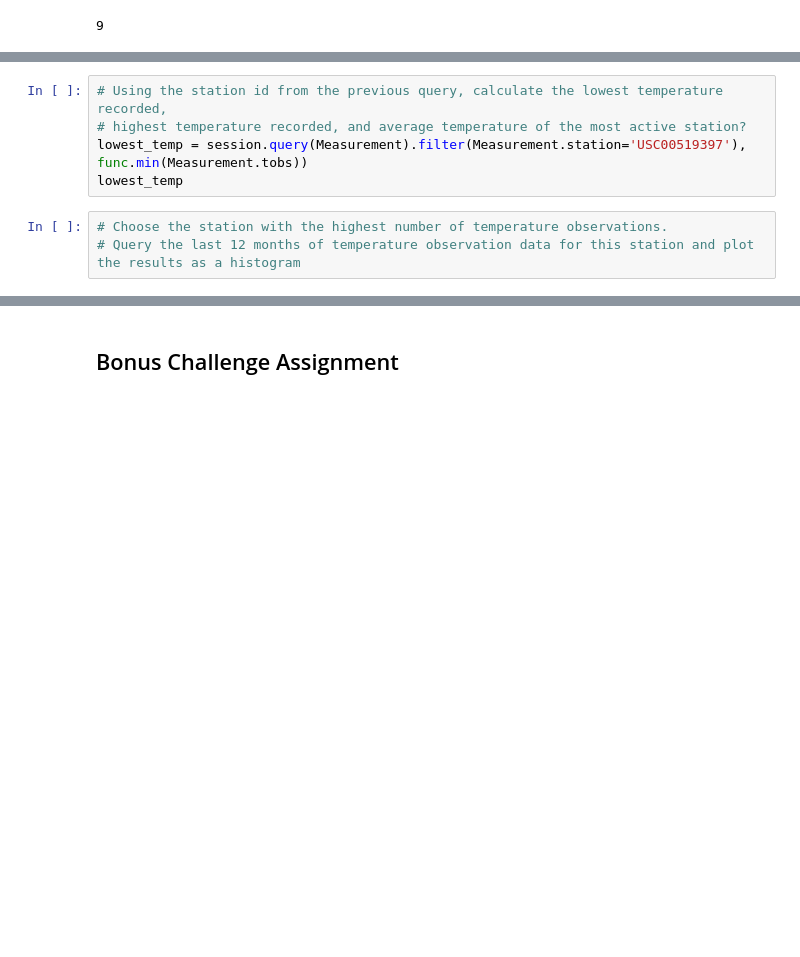
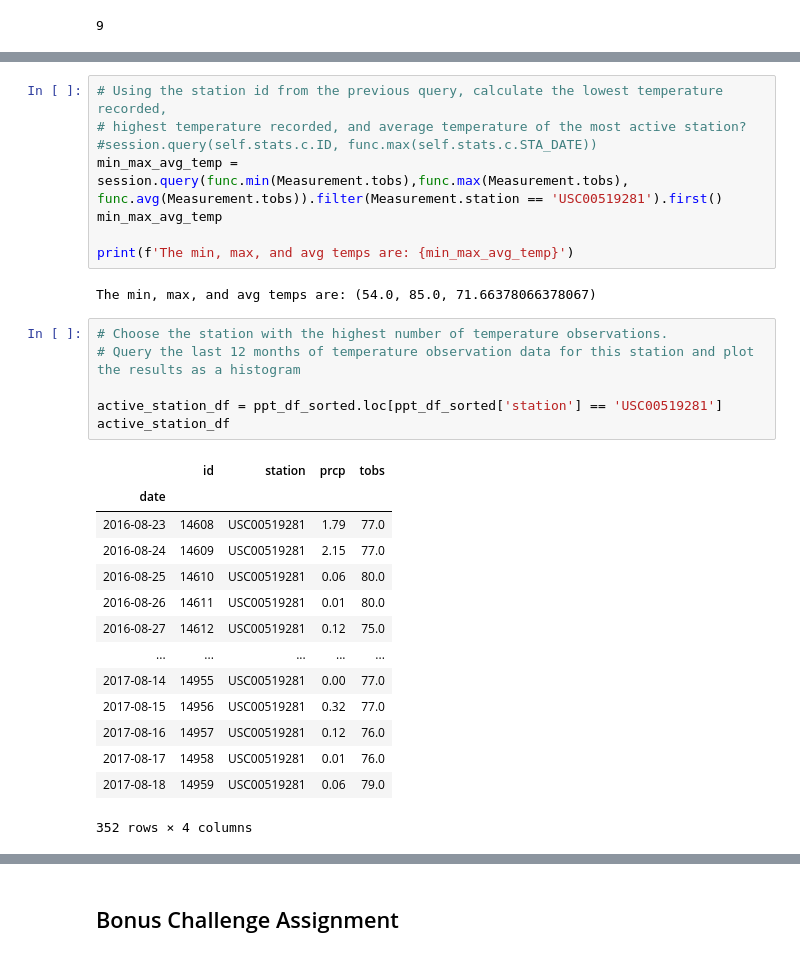
Before and after one commit to AngiePeck/SQLalchemy_Challenge, a Jupyter notebook: climate_starter.ipynb, the cells around one changed output, grey strips where cells are left out. Saved outputs shown, nothing was run; the diff lists cells and outputs as text; blank space fills up the shorter version.

```diff
--- a/climate_starter.ipynb
+++ b/climate_starter.ipynb
@@ -113,8 +117,31 @@ total_stations
 # %%
 # Using the station id from the previous query, calculate the lowest temperature recorded,
 # highest temperature recorded, and average temperature of the most active station?
-lowest_temp = session.query(Measurement).filter(Measurement.station='USC00519397'), func.min(Measurement.tobs))
-lowest_temp
+#session.query(self.stats.c.ID, func.max(self.stats.c.STA_DATE))
+min_max_avg_temp = session.query(func.min(Measurement.tobs),func.max(Measurement.tobs), func.avg(Measurement.tobs)).filter(Measurement.station == 'USC00519281').first()
+min_max_avg_temp
+
+print(f'The min, max, and avg temps are: {min_max_avg_temp}')
+# %% [output]
+The min, max, and avg temps are: (54.0, 85.0, 71.66378066378067)
 # %%
 # Choose the station with the highest number of temperature observations.
 # Query the last 12 months of temperature observation data for this station and plot the results as a histogram
+
+active_station_df = ppt_df_sorted.loc[ppt_df_sorted['station'] == 'USC00519281']
+active_station_df
+# %% [output]
+|  | id | station | prcp | tobs |
+| date |  |  |  |  |
+| 2016-08-23 | 14608 | USC00519281 | 1.79 | 77.0 |
+| 2016-08-24 | 14609 | USC00519281 | 2.15 | 77.0 |
+| 2016-08-25 | 14610 | USC00519281 | 0.06 | 80.0 |
+| 2016-08-26 | 14611 | USC00519281 | 0.01 | 80.0 |
+| 2016-08-27 | 14612 | USC00519281 | 0.12 | 75.0 |
+| ... | ... | ... | ... | ... |
+| 2017-08-14 | 14955 | USC00519281 | 0.00 | 77.0 |
+| 2017-08-15 | 14956 | USC00519281 | 0.32 | 77.0 |
+| 2017-08-16 | 14957 | USC00519281 | 0.12 | 76.0 |
+| 2017-08-17 | 14958 | USC00519281 | 0.01 | 76.0 |
+| 2017-08-18 | 14959 | USC00519281 | 0.06 | 79.0 |
+352 rows × 4 columns
```
Also changed, not shown: parts of 5 cells of this notebook, 1 other file.
